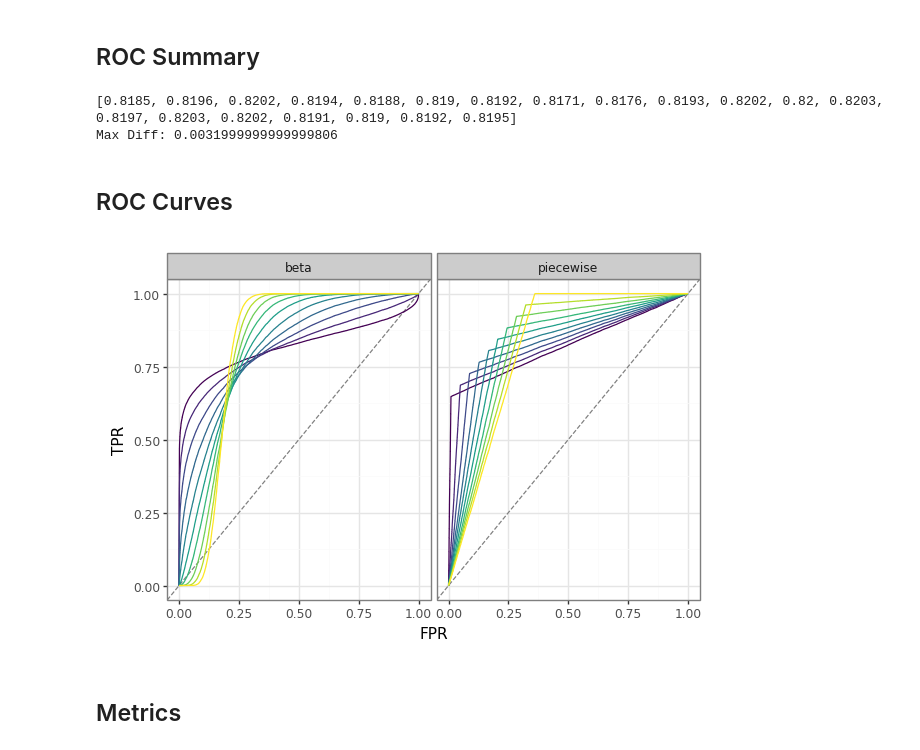
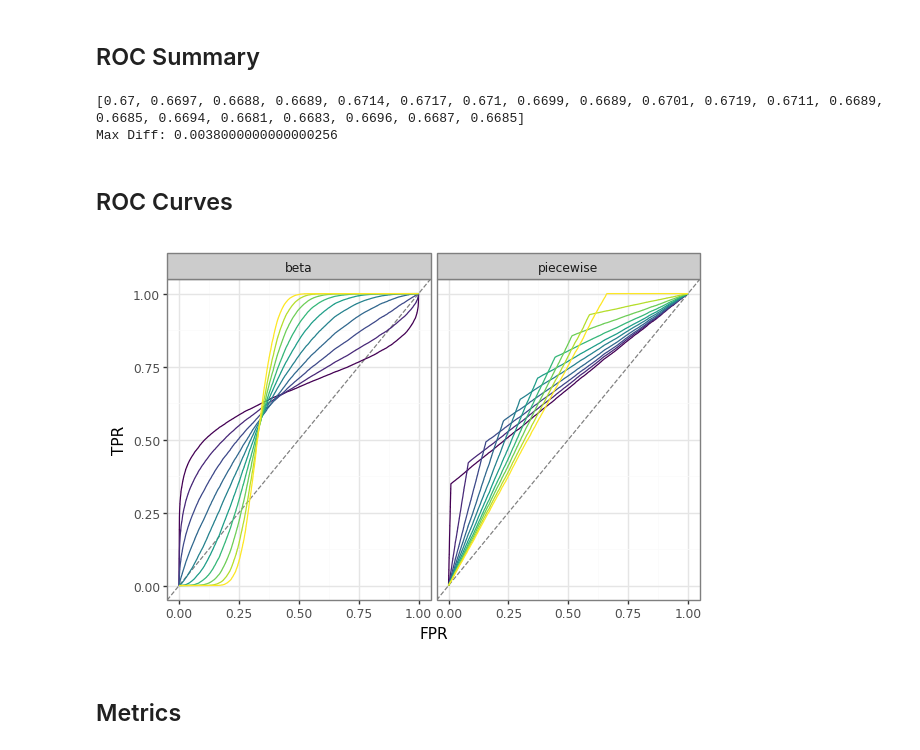
Before and after one commit to emilyriederer/roctet, a Jupyter notebook: docs/demo.ipynb, the cells around one changed output. Cells and saved outputs as stored; diff of their text form; code cells hidden in the pictures.

```diff
--- a/docs/demo.ipynb
+++ b/docs/demo.ipynb
@@ -23,8 +23,8 @@ theme_set(theme_bw())
 ## Data Generation
 # %%
 # generate datasets
-dfs_beta = calc_roctet(0.82, method="beta", n_sets=10)  # 0.82, 0.67
-dfs_pcws = calc_roctet(0.82, method="piecewise", n_sets=10)
+dfs_beta = calc_roctet(0.67, method="beta", n_sets=10, n_obsv = 1e5)
+dfs_pcws = calc_roctet(0.67, method="piecewise", n_sets=10, n_obsv = 1e5)
 dfs_beta[0].glimpse()
 # %% [output]
 Rows: 100000
@@ -49,39 +57,39 @@ aucs = [
 print(aucs)
 print(f"Max Diff: {max(aucs) - min(aucs)}")
 # %% [output]
-[0.8185, 0.8196, 0.8202, 0.8194, 0.8188, 0.819, 0.8192, 0.8171, 0.8176, 0.8193, 0.8202, 0.82, 0.8203, 0.8197, 0.8203, 0.8202, 0.8191, 0.819, 0.8192, 0.8195]
-Max Diff: 0.0031999999999999806
+[0.67, 0.6697, 0.6688, 0.6689, 0.6714, 0.6717, 0.671, 0.6699, 0.6689, 0.6701, 0.6719, 0.6711, 0.6689, 0.6685, 0.6694, 0.6681, 0.6683, 0.6696, 0.6687, 0.6685]
+Max Diff: 0.0038000000000000256
 # %% [markdown]
 ## ROC Curves
 # %%
 # compute and display roc curve
 df_roc = (
     df.sort("score", descending=True)
     .with_columns(
         neg_target=1 - pl.col("target"),
-        neg_target_ttl=(1 - pl.col("target")).sum().over("index", "method"),
+        neg_target_ttl=(1 - pl.col("target")).sum().over("id", "method"),
         pos_target=pl.col("target"),
-        pos_target_ttl=pl.col("target").sum().over("index", "method"),
+        pos_target_ttl=pl.col("target").sum().over("id", "method"),
     )
     .with_columns(
-        cum_fpr=pl.col("neg_target").cum_sum().over("index", "method")
+        cum_fpr=pl.col("neg_target").cum_sum().over("id", "method")
         / pl.col("neg_target_ttl"),
-        cum_tpr=pl.col("pos_target").cum_sum().over("index", "method")
+        cum_tpr=pl.col("pos_target").cum_sum().over("id", "method")
         / pl.col("pos_target_ttl"),
     )
 )
 
 p = ggplot(df_roc)
-p += aes(x="cum_fpr", y="cum_tpr", color="index", group="index")
+p += aes(x="cum_fpr", y="cum_tpr", color="id", group="id")
 p += geom_abline(intercept=0, slope=1, color="grey", linetype="dashed")
 p += geom_line()
 p += facet_grid(cols="method")
 p += theme(legend_position="none", figure_size=(6,4))
 p += labs(x="FPR", y="TPR")
 p.save("aucs.png")
 p
 # %% [output]
-[figure, old version]
+[figure, new version]
 # %% [markdown]
 ## Metrics
 # %%
```
Also changed, not shown: parts of 6 cells of this notebook, 2 other files.
